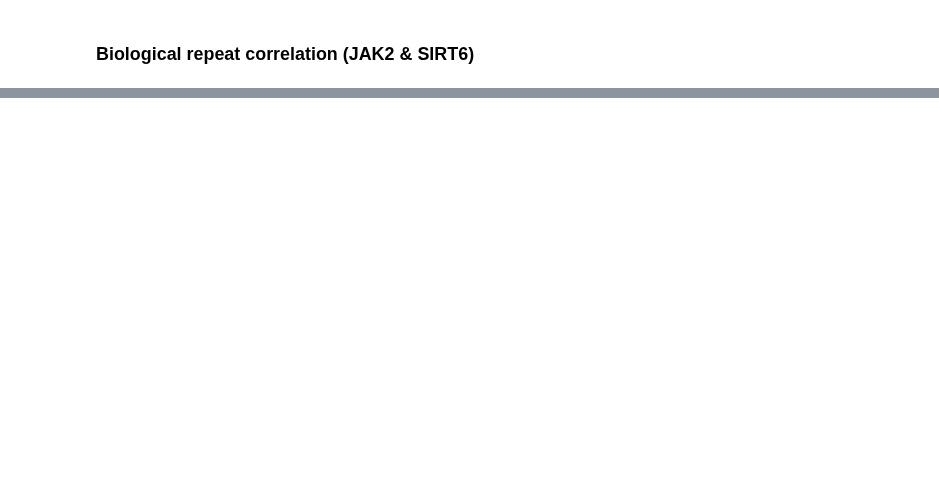
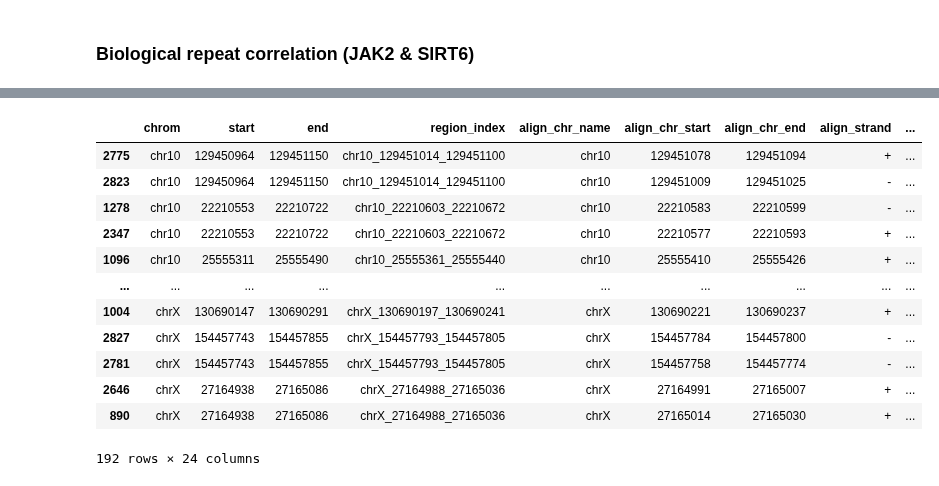
Before and after one commit to hermanzhaozzzz/snakepipes_detect-seq, a Jupyter notebook: step.09.Off-target_TAS-Dependent_analysis.ipynb, the cells around one changed output, grey strips where cells are left out. Cells and saved outputs as stored; diff of their text form; code cells hidden in the pictures; blank space fills up the shorter version.

```diff
--- a/step.09.Off-target_TAS-Dependent_analysis.ipynb
+++ b/step.09.Off-target_TAS-Dependent_analysis.ipynb
@@ -838,0 +816,17 @@ df_arts_tas_dep.query('`<sample>`.str.contains("SIRT6")')[['region_index', '<sam
+# %%
+index_df_arts_tas_dep_SIRT6_bio_rep = df_arts_tas_dep.query('`<sample>`.str.contains("SIRT6")')[df_arts_tas_dep.query('`<sample>`.str.contains("SIRT6")').duplicated(subset=['region_index', 'TAS-Dep_stat'])]['region_index'].unique().tolist()
+df_arts_tas_dep.query('`<sample>`.str.contains("SIRT6")').query('region_index in @index_df_arts_tas_dep_SIRT6_bio_rep').sort_values('region_index')
+# %% [output]
+|  | chrom | start | end | region_index | align_chr_name | align_chr_start | align_chr_end | align_strand | ... |
+| 2775 | chr10 | 129450964 | 129451150 | chr10_129451014_129451100 | chr10 | 129451078 | 129451094 | + | ... |
+| 2823 | chr10 | 129450964 | 129451150 | chr10_129451014_129451100 | chr10 | 129451009 | 129451025 | - | ... |
+| 1278 | chr10 | 22210553 | 22210722 | chr10_22210603_22210672 | chr10 | 22210583 | 22210599 | - | ... |
+| 2347 | chr10 | 22210553 | 22210722 | chr10_22210603_22210672 | chr10 | 22210577 | 22210593 | + | ... |
+| 1096 | chr10 | 25555311 | 25555490 | chr10_25555361_25555440 | chr10 | 25555410 | 25555426 | + | ... |
+| ... | ... | ... | ... | ... | ... | ... | ... | ... | ... |
+| 1004 | chrX | 130690147 | 130690291 | chrX_130690197_130690241 | chrX | 130690221 | 130690237 | + | ... |
+| 2827 | chrX | 154457743 | 154457855 | chrX_154457793_154457805 | chrX | 154457784 | 154457800 | - | ... |
+| 2781 | chrX | 154457743 | 154457855 | chrX_154457793_154457805 | chrX | 154457758 | 154457774 | - | ... |
+| 2646 | chrX | 27164938 | 27165086 | chrX_27164988_27165036 | chrX | 27164991 | 27165007 | + | ... |
+| 890 | chrX | 27164938 | 27165086 | chrX_27164988_27165036 | chrX | 27165014 | 27165030 | + | ... |
+192 rows × 24 columns
```
Also changed, not shown: parts of 17 cells of this notebook.
